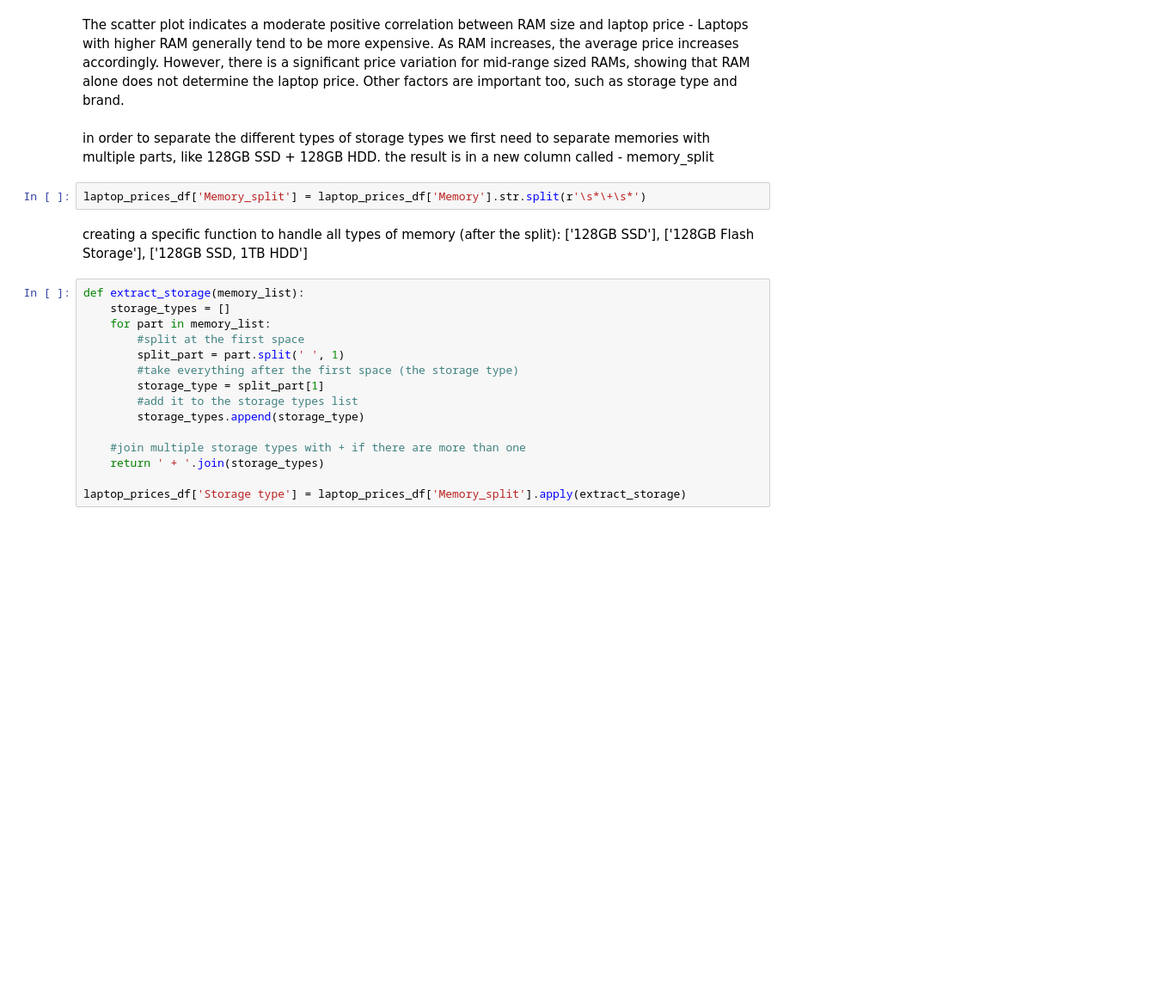
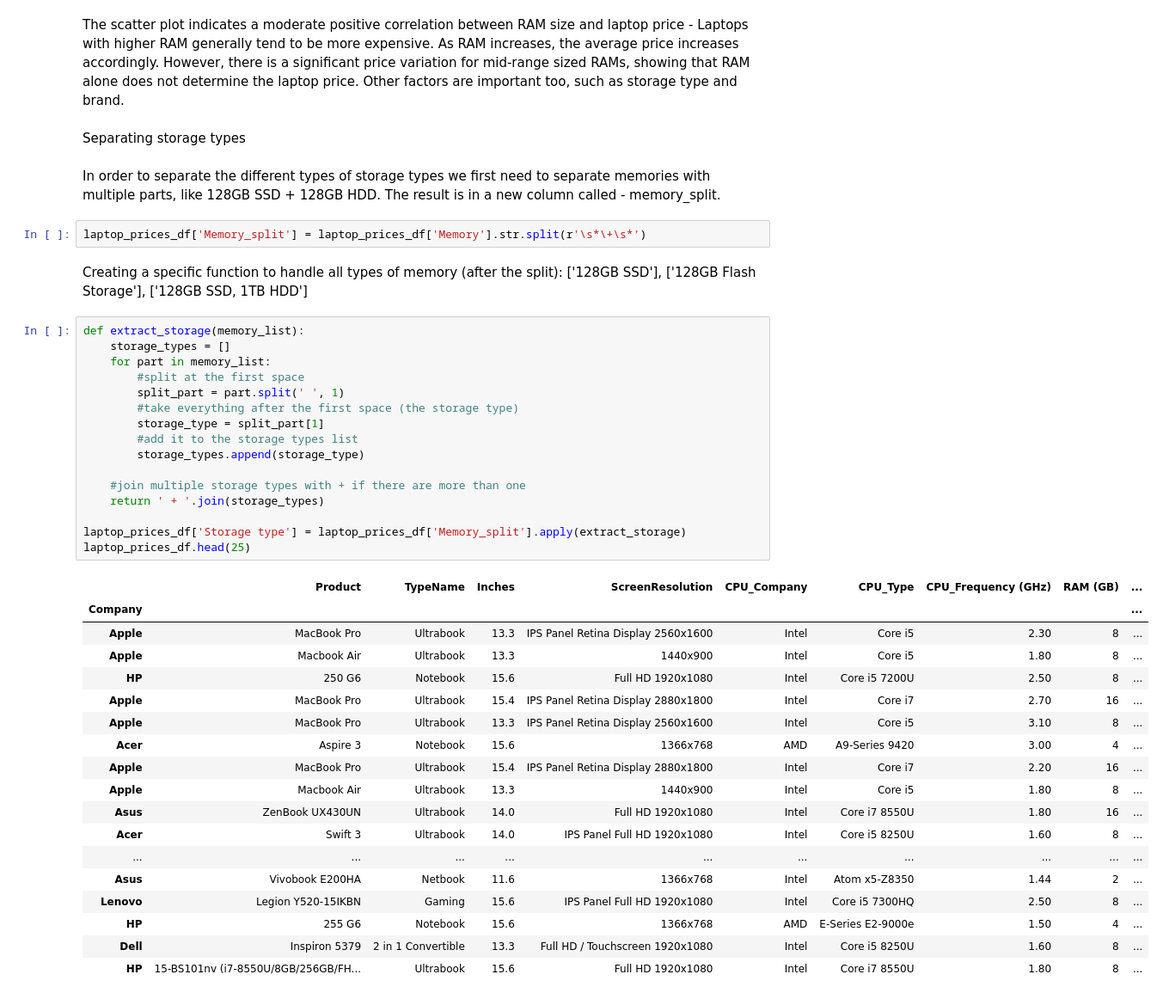
Before and after one commit to mhasid/miniproject1, a Jupyter notebook: prices.ipynb, the cells around one changed output. Shown: that part at 86% size. Drawn from its saved outputs; the diff is of its cells as text; blank space fills up the shorter version.

```diff
--- a/prices.ipynb
+++ b/prices.ipynb
@@ -151,24 +152,46 @@ plt.show()
 [figure]
 # %% [markdown]
 The scatter plot indicates a moderate positive correlation between RAM size and laptop price - Laptops with higher RAM generally tend to be more expensive. As RAM increases, the average price increases accordingly. However, there is a significant price variation for mid-range sized RAMs, showing that RAM alone does not determine the laptop price. Other factors are important too, such as storage type and brand.
+# %% [markdown]
+Separating storage types
 # %% [markdown]
-in order to separate the different types of storage types we first need to separate memories with multiple parts, like 128GB SSD + 128GB HDD. the result is in a new column called - memory_split
+In order to separate the different types of storage types we first need to separate memories with multiple parts, like 128GB SSD + 128GB HDD. The result is in a new column called - memory_split.
 # %%
 laptop_prices_df['Memory_split'] = laptop_prices_df['Memory'].str.split(r'\s*\+\s*')
 # %% [markdown]
-creating a specific function to handle all types of memory (after the split): ['128GB SSD'], ['128GB Flash Storage'], ['128GB SSD, 1TB HDD']
+Creating a specific function to handle all types of memory (after the split): ['128GB SSD'], ['128GB Flash Storage'], ['128GB SSD, 1TB HDD']
 # %%
 def extract_storage(memory_list):
     storage_types = []
     for part in memory_list:
         #split at the first space
         split_part = part.split(' ', 1)
         #take everything after the first space (the storage type)
         storage_type = split_part[1]
         #add it to the storage types list
         storage_types.append(storage_type)
 
     #join multiple storage types with + if there are more than one
     return ' + '.join(storage_types)
 
 laptop_prices_df['Storage type'] = laptop_prices_df['Memory_split'].apply(extract_storage)
+laptop_prices_df.head(25)
+# %% [output]
+|  | Product | TypeName | Inches | ScreenResolution | CPU_Company | CPU_Type | CPU_Frequency (GHz) | RAM (GB) | ... |
+| Company |  |  |  |  |  |  |  |  | ... |
+| Apple | MacBook Pro | Ultrabook | 13.3 | IPS Panel Retina Display 2560x1600 | Intel | Core i5 | 2.30 | 8 | ... |
+| Apple | Macbook Air | Ultrabook | 13.3 | 1440x900 | Intel | Core i5 | 1.80 | 8 | ... |
+| HP | 250 G6 | Notebook | 15.6 | Full HD 1920x1080 | Intel | Core i5 7200U | 2.50 | 8 | ... |
+| Apple | MacBook Pro | Ultrabook | 15.4 | IPS Panel Retina Display 2880x1800 | Intel | Core i7 | 2.70 | 16 | ... |
+| Apple | MacBook Pro | Ultrabook | 13.3 | IPS Panel Retina Display 2560x1600 | Intel | Core i5 | 3.10 | 8 | ... |
+| Acer | Aspire 3 | Notebook | 15.6 | 1366x768 | AMD | A9-Series 9420 | 3.00 | 4 | ... |
+| Apple | MacBook Pro | Ultrabook | 15.4 | IPS Panel Retina Display 2880x1800 | Intel | Core i7 | 2.20 | 16 | ... |
+| Apple | Macbook Air | Ultrabook | 13.3 | 1440x900 | Intel | Core i5 | 1.80 | 8 | ... |
+| Asus | ZenBook UX430UN | Ultrabook | 14.0 | Full HD 1920x1080 | Intel | Core i7 8550U | 1.80 | 16 | ... |
+| Acer | Swift 3 | Ultrabook | 14.0 | IPS Panel Full HD 1920x1080 | Intel | Core i5 8250U | 1.60 | 8 | ... |
+| ... | ... | ... | ... | ... | ... | ... | ... | ... | ... |
+| Asus | Vivobook E200HA | Netbook | 11.6 | 1366x768 | Intel | Atom x5-Z8350 | 1.44 | 2 | ... |
+| Lenovo | Legion Y520-15IKBN | Gaming | 15.6 | IPS Panel Full HD 1920x1080 | Intel | Core i5 7300HQ | 2.50 | 8 | ... |
+| HP | 255 G6 | Notebook | 15.6 | 1366x768 | AMD | E-Series E2-9000e | 1.50 | 4 | ... |
+| Dell | Inspiron 5379 | 2 in 1 Convertible | 13.3 | Full HD / Touchscreen 1920x1080 | Intel | Core i5 8250U | 1.60 | 8 | ... |
+| HP | 15-BS101nv (i7-8550U/8GB/256GB/FH... | Ultrabook | 15.6 | Full HD 1920x1080 | Intel | Core i7 8550U | 1.80 | 8 | ... |
```
Also changed, not shown: parts of 12 cells of this notebook.
